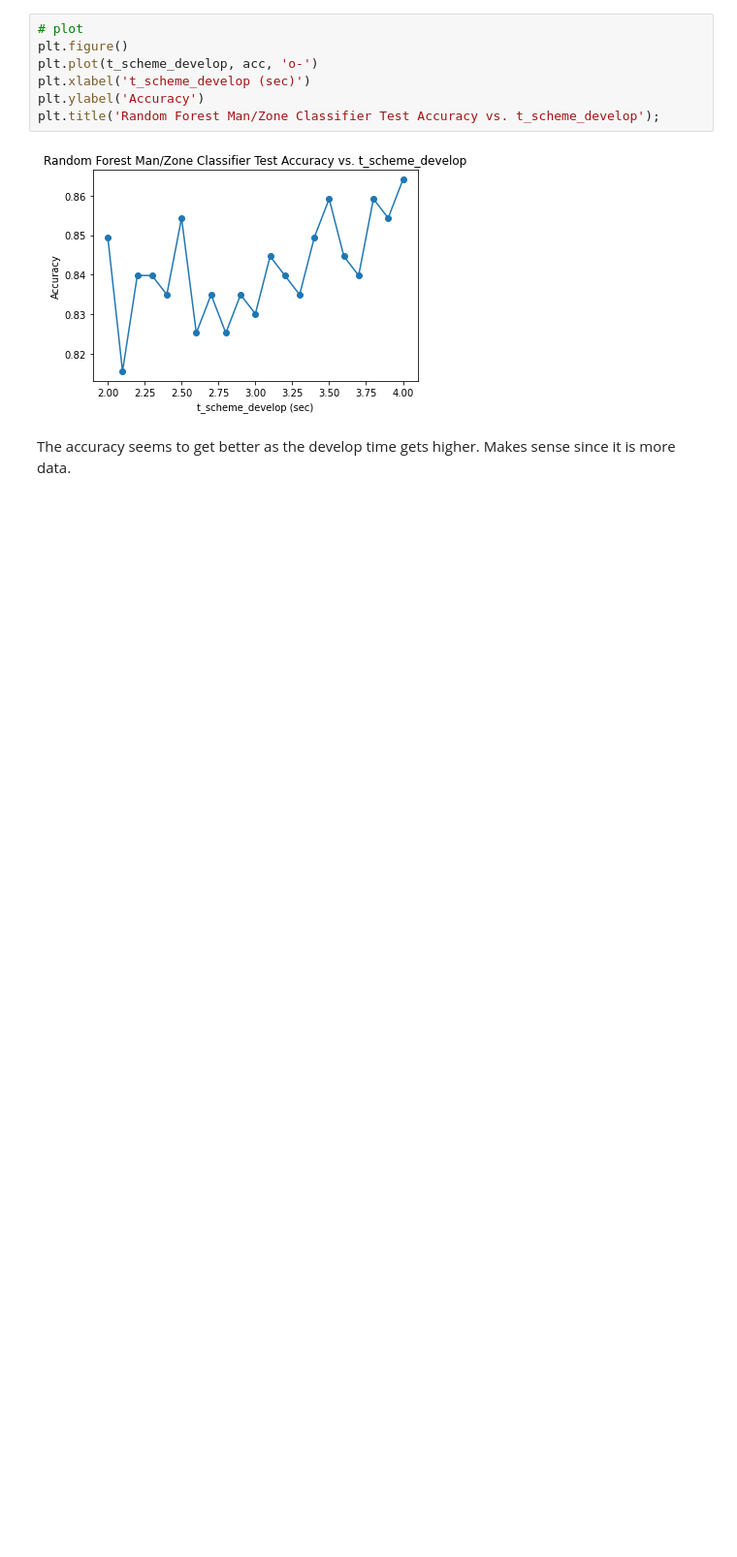
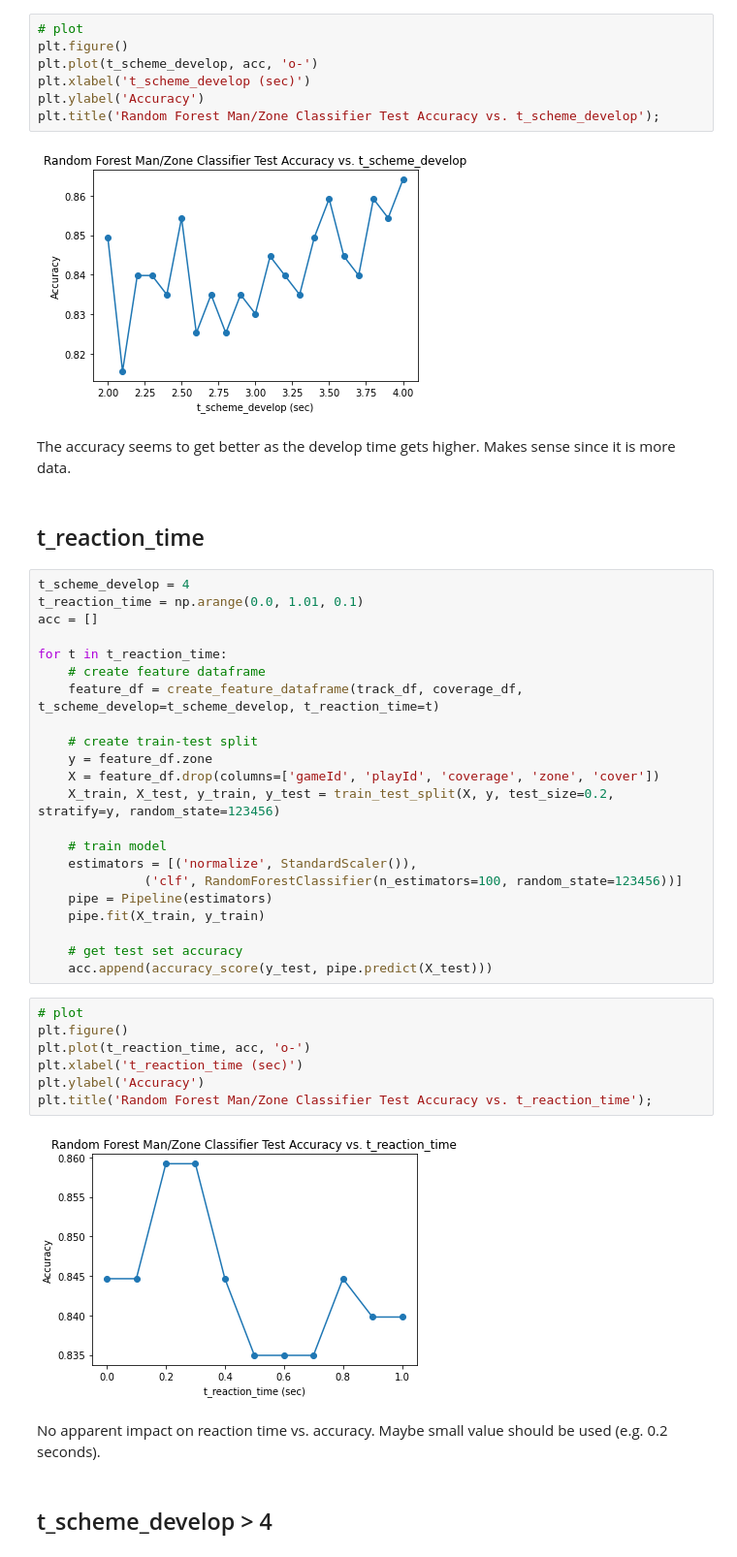
Before and after one commit to pschlais/kaggle_bigdatabowl_2021, a Jupyter notebook: coverage_type_model.ipynb, the cells around one changed output. Shown at 97% size. Saved outputs shown, nothing was run; the diff lists cells and outputs as text; blank space fills up the shorter version.

```diff
--- a/coverage_type_model.ipynb
+++ b/coverage_type_model.ipynb
@@ -668,3 +676,40 @@ plt.title('Random Forest Man/Zone Classifier Test Accuracy vs. t_scheme_develop'
 [figure]
 # %% [markdown]
 The accuracy seems to get better as the develop time gets higher. Makes sense since it is more data.
+# %% [markdown]
+## t_reaction_time
+# %%
+t_scheme_develop = 4
+t_reaction_time = np.arange(0.0, 1.01, 0.1)
+acc = []
+
+for t in t_reaction_time:
+    # create feature dataframe
+    feature_df = create_feature_dataframe(track_df, coverage_df, t_scheme_develop=t_scheme_develop, t_reaction_time=t)
+
+    # create train-test split
+    y = feature_df.zone
+    X = feature_df.drop(columns=['gameId', 'playId', 'coverage', 'zone', 'cover'])
+    X_train, X_test, y_train, y_test = train_test_split(X, y, test_size=0.2, stratify=y, random_state=123456)
+
+    # train model
+    estimators = [('normalize', StandardScaler()),
+              ('clf', RandomForestClassifier(n_estimators=100, random_state=123456))]
+    pipe = Pipeline(estimators)
+    pipe.fit(X_train, y_train)
+
+    # get test set accuracy
+    acc.append(accuracy_score(y_test, pipe.predict(X_test)))
+# %%
+# plot
+plt.figure()
+plt.plot(t_reaction_time, acc, 'o-')
+plt.xlabel('t_reaction_time (sec)')
+plt.ylabel('Accuracy')
+plt.title('Random Forest Man/Zone Classifier Test Accuracy vs. t_reaction_time');
+# %% [output]
+[figure, added]
+# %% [markdown]
+No apparent impact on reaction time vs. accuracy. Maybe small value should be used (e.g. 0.2 seconds).
+# %% [markdown]
+## t_scheme_develop > 4
```
Also changed, not shown: parts of 17 cells of this notebook.
